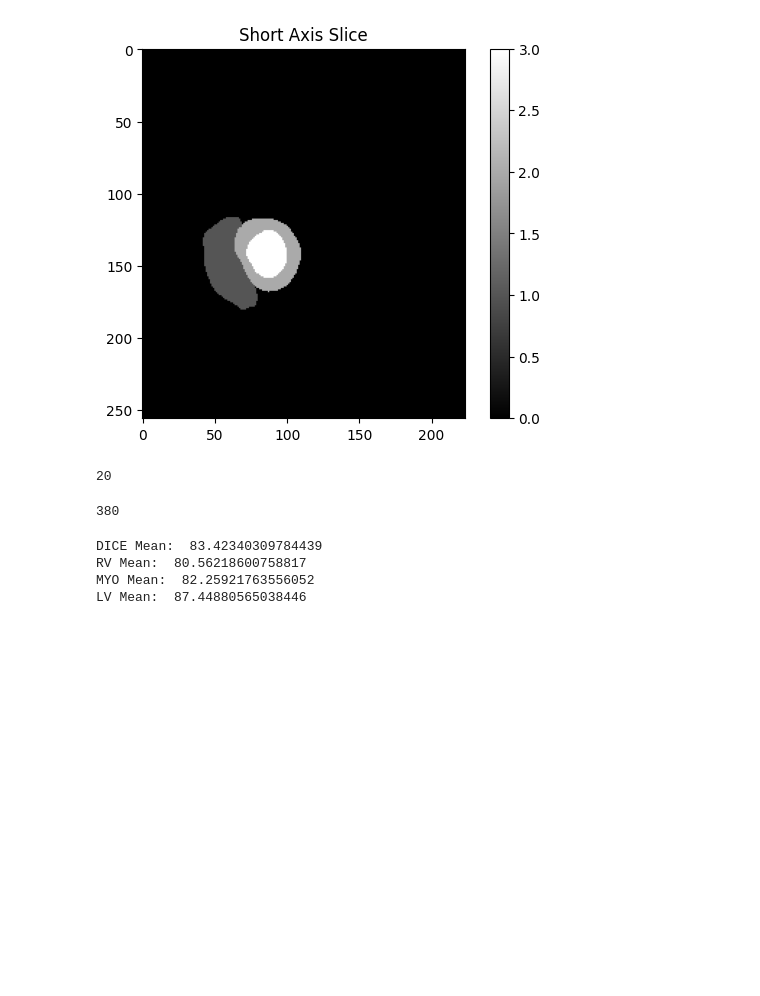
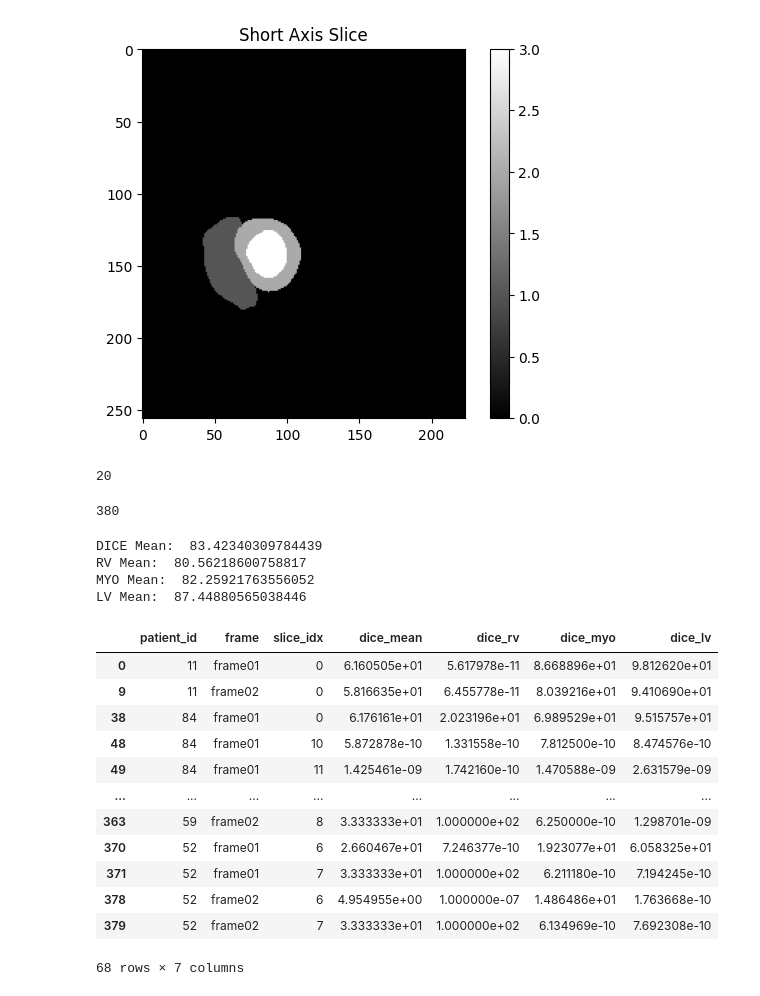
Before and after one commit to msskzx/UniMatch, a Jupyter notebook: more-scenarios/medical/visualize_acdc.ipynb, the cells around one changed output. Cells and saved outputs as stored; diff of their text form; code cells hidden in the pictures; blank space fills up the shorter version.

Commit message:
acdc test 20 patients results

```diff
--- a/more-scenarios/medical/visualize_acdc.ipynb
+++ b/more-scenarios/medical/visualize_acdc.ipynb
@@ -19,7 +16,7 @@ The autoreload extension is already loaded. To reload it, use:
 # %% [markdown]
 ## Dataset
 # %%
-cfg = yaml.load(open('configs/acdc.yaml', "r"), Loader=yaml.Loader)
+cfg = yaml.load(open('configs/acdc_test_20.yaml', "r"), Loader=yaml.Loader)
 test_dataset = ACDCDataset(cfg['dataset'], cfg['data_root'], 'val')
 test_loader = DataLoader(test_dataset, batch_size=cfg['batch_size'], pin_memory=True, num_workers=cfg['num_workers'], drop_last=False)
 # %%
@@ -63,3 +60,20 @@ DICE Mean:  83.42340309784439
 RV Mean:  80.56218600758817
 MYO Mean:  82.25921763556052
 LV Mean:  87.44880565038446
+# %%
+filtered_rows = df[df['dice_mean'] < 70]
+filtered_rows
+# %% [output]
+|  | patient_id | frame | slice_idx | dice_mean | dice_rv | dice_myo | dice_lv |
+| 0 | 11 | frame01 | 0 | 6.160505e+01 | 5.617978e-11 | 8.668896e+01 | 9.812620e+01 |
+| 9 | 11 | frame02 | 0 | 5.816635e+01 | 6.455778e-11 | 8.039216e+01 | 9.410690e+01 |
+| 38 | 84 | frame01 | 0 | 6.176161e+01 | 2.023196e+01 | 6.989529e+01 | 9.515757e+01 |
+| 48 | 84 | frame01 | 10 | 5.872878e-10 | 1.331558e-10 | 7.812500e-10 | 8.474576e-10 |
+| 49 | 84 | frame01 | 11 | 1.425461e-09 | 1.742160e-10 | 1.470588e-09 | 2.631579e-09 |
+| ... | ... | ... | ... | ... | ... | ... | ... |
+| 363 | 59 | frame02 | 8 | 3.333333e+01 | 1.000000e+02 | 6.250000e-10 | 1.298701e-09 |
+| 370 | 52 | frame01 | 6 | 2.660467e+01 | 7.246377e-10 | 1.923077e+01 | 6.058325e+01 |
+| 371 | 52 | frame01 | 7 | 3.333333e+01 | 1.000000e+02 | 6.211180e-10 | 7.194245e-10 |
+| 378 | 52 | frame02 | 6 | 4.954955e+00 | 1.000000e-07 | 1.486486e+01 | 1.763668e-10 |
+| 379 | 52 | frame02 | 7 | 3.333333e+01 | 1.000000e+02 | 6.134969e-10 | 7.692308e-10 |
+68 rows × 7 columns
```
Also changed, not shown: parts of 1 cell of this notebook, 4 other files.
